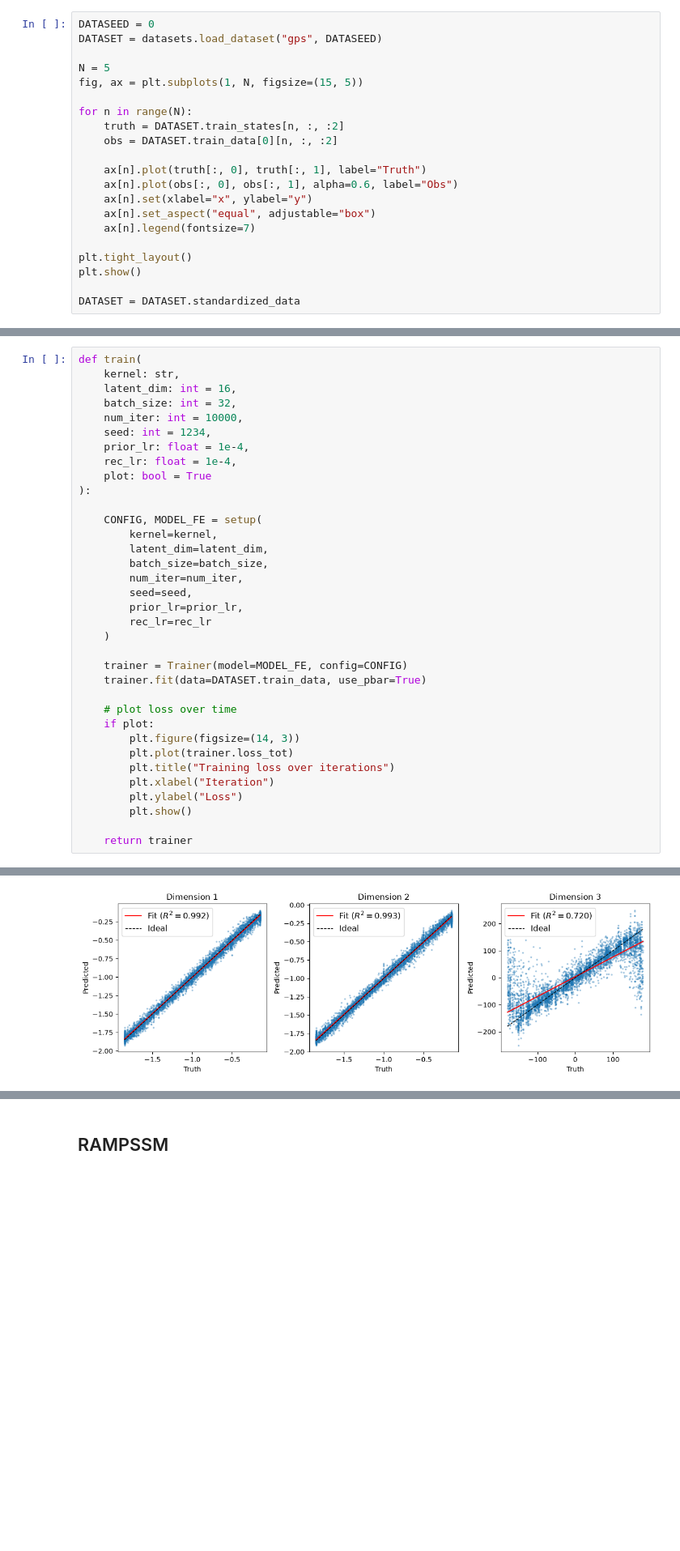
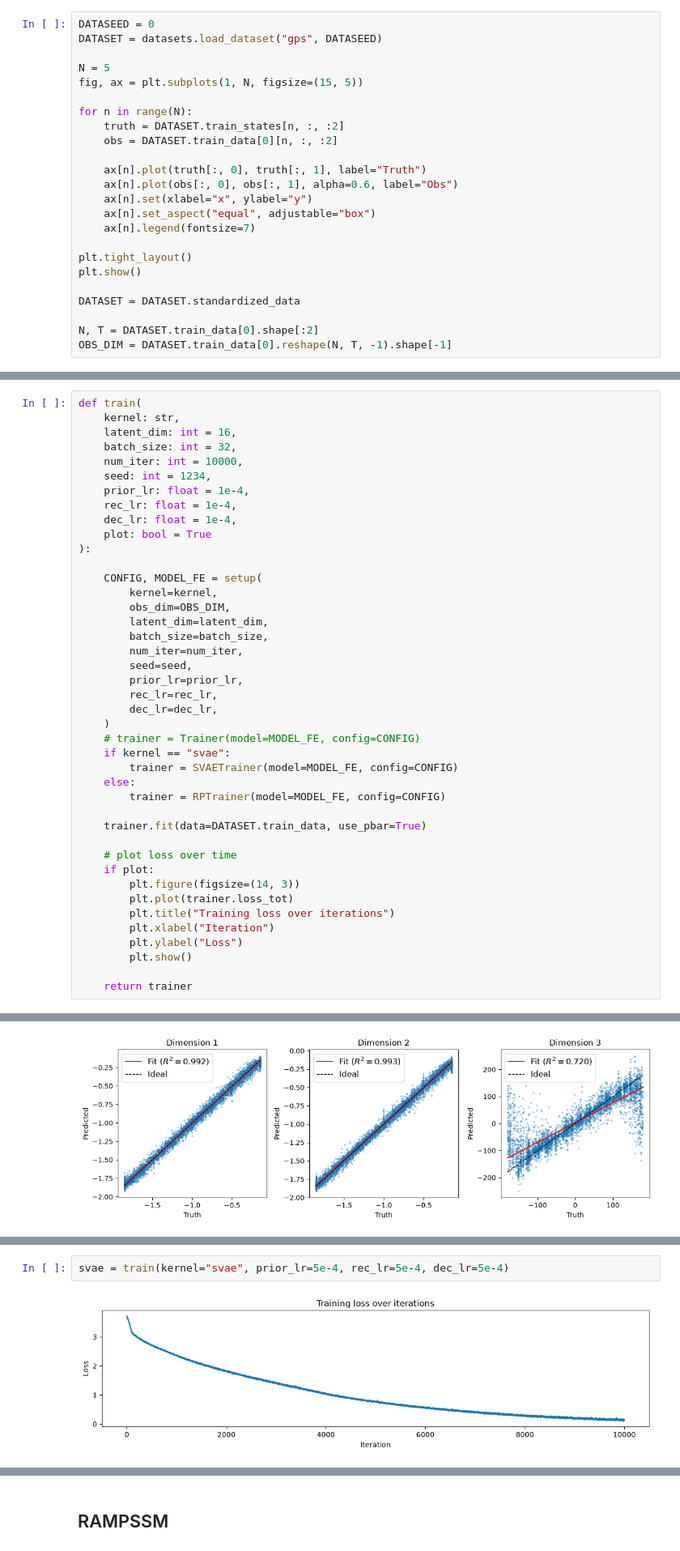
Before and after one commit to jamesgreen-c/RP-SLAM, a Jupyter notebook: src/experiments/slam/gps/gps.ipynb, the cells around one changed output, grey strips where cells are left out. Shown at 81% size. Cells and saved outputs as stored; diff of their text form; blank space fills up the shorter version.

```diff
--- a/src/experiments/slam/gps/gps.ipynb
+++ b/src/experiments/slam/gps/gps.ipynb
@@ -31,6 +32,9 @@ plt.tight_layout()
 plt.show()
 
 DATASET = DATASET.standardized_data
+
+N, T = DATASET.train_data[0].shape[:2]
+OBS_DIM = DATASET.train_data[0].reshape(N, T, -1).shape[-1]
 # %% [output]
 [figure]
 # %% [markdown]
@@ -44,20 +48,27 @@ def train(
     seed: int = 1234,
     prior_lr: float = 1e-4,
     rec_lr: float = 1e-4,
+    dec_lr: float = 1e-4,
     plot: bool = True
 ):
 
     CONFIG, MODEL_FE = setup(
         kernel=kernel,
+        obs_dim=OBS_DIM,
         latent_dim=latent_dim,
         batch_size=batch_size,
         num_iter=num_iter,
         seed=seed,
         prior_lr=prior_lr,
-        rec_lr=rec_lr
+        rec_lr=rec_lr,
+        dec_lr=dec_lr,
     )
+    # trainer = Trainer(model=MODEL_FE, config=CONFIG)
+    if kernel == "svae":
+        trainer = SVAETrainer(model=MODEL_FE, config=CONFIG)
+    else:
+        trainer = RPTrainer(model=MODEL_FE, config=CONFIG)
 
-    trainer = Trainer(model=MODEL_FE, config=CONFIG)
     trainer.fit(data=DATASET.train_data, use_pbar=True)
 
     # plot loss over time
@@ -181,0 +195,4 @@ plot_visual_diagnostics(preds, truth)
+# %%
+svae = train(kernel="svae", prior_lr=5e-4, rec_lr=5e-4, dec_lr=5e-4)
+# %% [output]
+[figure, added]
```
Also changed, not shown: parts of 5 cells of this notebook, 12 other files.
